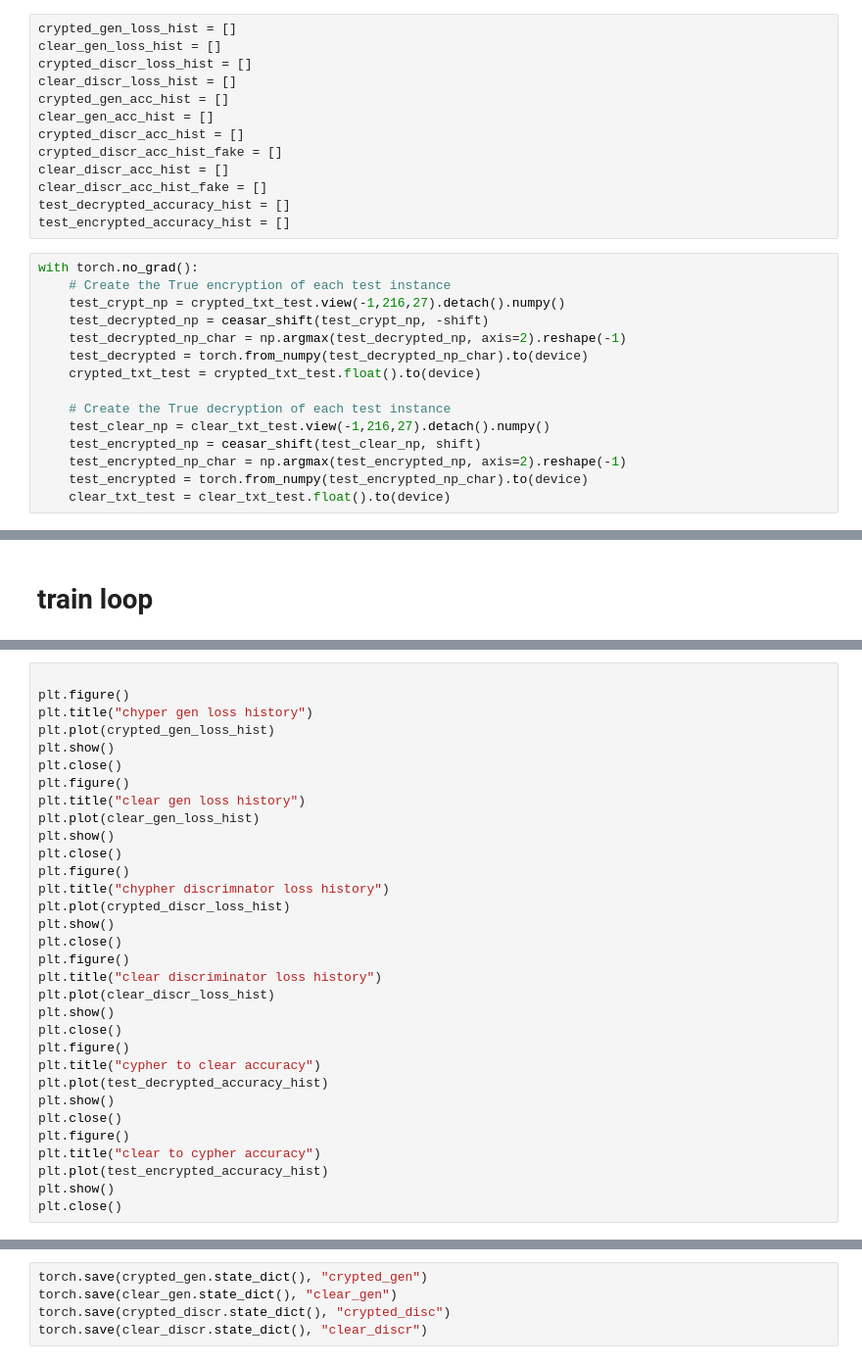
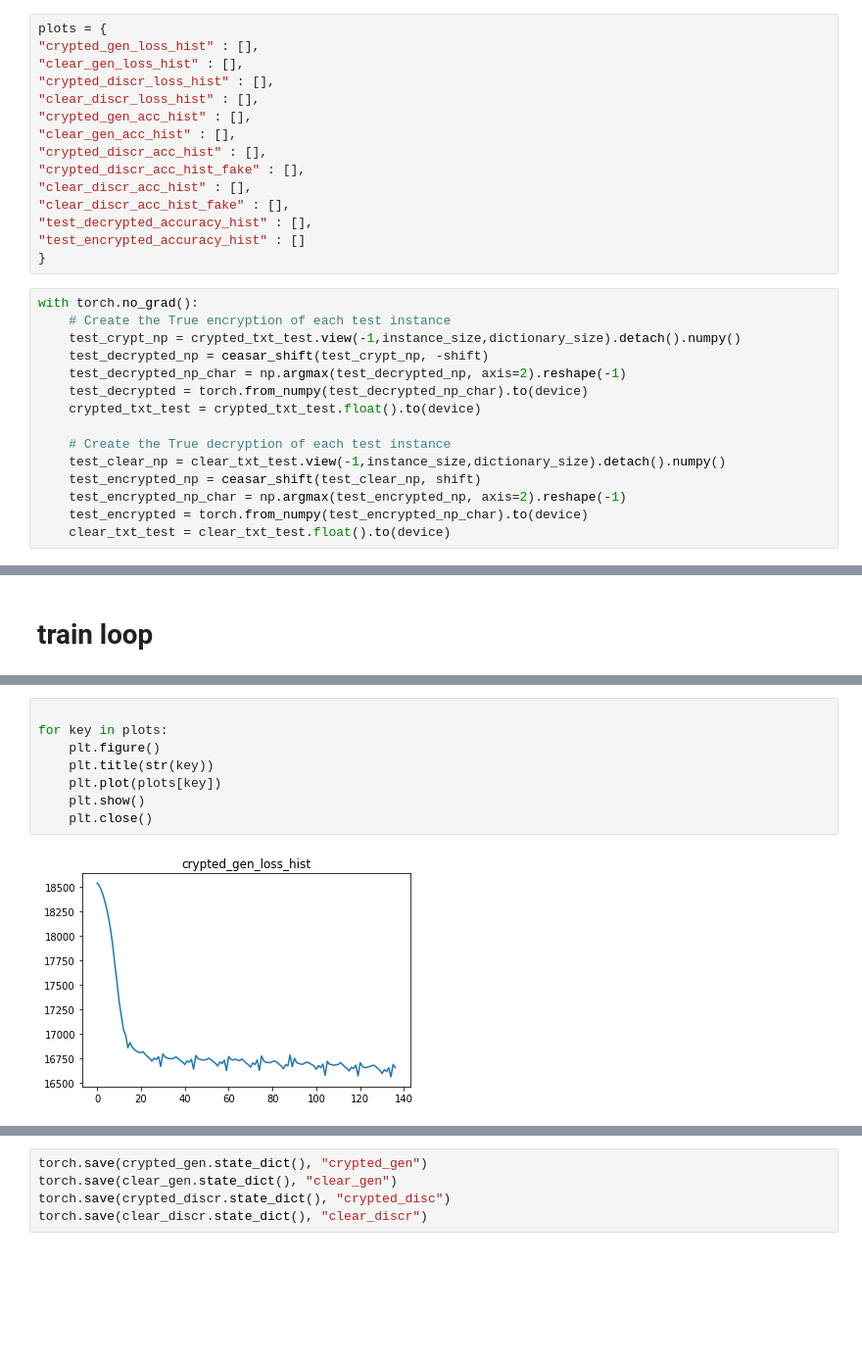
Before and after one commit to davidvicentealvarez/ResearchProjectMasterIS, a Jupyter notebook: GAN/train.ipynb, the cells around one changed output, grey strips where cells are left out. Shown: that part at 98% size. Drawn from its saved outputs; the diff is of its cells as text; blank space fills up the shorter version.

```diff
--- a/GAN/train.ipynb
+++ b/GAN/train.ipynb
@@ -86,29 +89,31 @@ cross_entropy = nn.CrossEntropyLoss()
 # %% [markdown]
 ## init loop variables
 # %%
-crypted_gen_loss_hist = []
-clear_gen_loss_hist = []
-crypted_discr_loss_hist = []
-clear_discr_loss_hist = []
-crypted_gen_acc_hist = []
-clear_gen_acc_hist = []
-crypted_discr_acc_hist = []
-crypted_discr_acc_hist_fake = []
-clear_discr_acc_hist = []
-clear_discr_acc_hist_fake = []
-test_decrypted_accuracy_hist = []
-test_encrypted_accuracy_hist = []
+plots = {
+"crypted_gen_loss_hist" : [],
+"clear_gen_loss_hist" : [],
+"crypted_discr_loss_hist" : [],
+"clear_discr_loss_hist" : [],
+"crypted_gen_acc_hist" : [],
+"clear_gen_acc_hist" : [],
+"crypted_discr_acc_hist" : [],
+"crypted_discr_acc_hist_fake" : [],
+"clear_discr_acc_hist" : [],
+"clear_discr_acc_hist_fake" : [],
+"test_decrypted_accuracy_hist" : [],
+"test_encrypted_accuracy_hist" : []
+}
 # %%
 with torch.no_grad():
     # Create the True encryption of each test instance
-    test_crypt_np = crypted_txt_test.view(-1,216,27).detach().numpy()
+    test_crypt_np = crypted_txt_test.view(-1,instance_size,dictionary_size).detach().numpy()
     test_decrypted_np = ceasar_shift(test_crypt_np, -shift)
     test_decrypted_np_char = np.argmax(test_decrypted_np, axis=2).reshape(-1)
     test_decrypted = torch.from_numpy(test_decrypted_np_char).to(device)
     crypted_txt_test = crypted_txt_test.float().to(device)
 
     # Create the True decryption of each test instance
-    test_clear_np = clear_txt_test.view(-1,216,27).detach().numpy()
+    test_clear_np = clear_txt_test.view(-1,instance_size,dictionary_size).detach().numpy()
     test_encrypted_np = ceasar_shift(test_clear_np, shift)
     test_encrypted_np_char = np.argmax(test_encrypted_np, axis=2).reshape(-1)
     test_encrypted = torch.from_numpy(test_encrypted_np_char).to(device)
@@ -274,35 +279,13 @@ for epoch in range(num_epochs):
 'clear gen accuracy : 0.0'
 'crypted gen accuracy : 0.0'
 ... (3 outputs left out)
-# %%
-
-plt.figure()
-plt.title("chyper gen loss history")
-plt.plot(crypted_gen_loss_hist)
-plt.show()
-plt.close()
-plt.figure()
-plt.title("clear gen loss history")
-plt.plot(clear_gen_loss_hist)
-plt.show()
-plt.close()
-plt.figure()
-plt.title("chypher discrimnator loss history")
-plt.plot(crypted_discr_loss_hist)
-plt.show()
-plt.close()
-plt.figure()
-plt.title("clear discriminator loss history")
-plt.plot(clear_discr_loss_hist)
-plt.show()
-plt.close()
-plt.figure()
-plt.title("cypher to clear accuracy")
-plt.plot(test_decrypted_accuracy_hist)
-plt.show()
-plt.close()
-plt.figure()
-plt.title("clear to cypher accuracy")
-plt.plot(test_encrypted_accuracy_hist)
-plt.show()
-plt.close()
+# %%
+
+for key in plots:
+    plt.figure()
+    plt.title(str(key))
+    plt.plot(plots[key])
+    plt.show()
+    plt.close()
+# %% [output]
+[figure, added]
```
Also changed, not shown: parts of 8 cells of this notebook, 1 other file.
